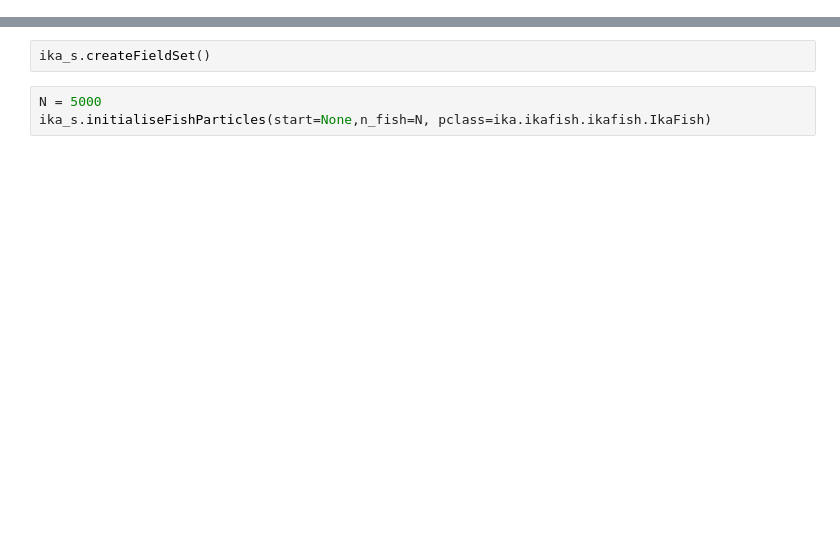
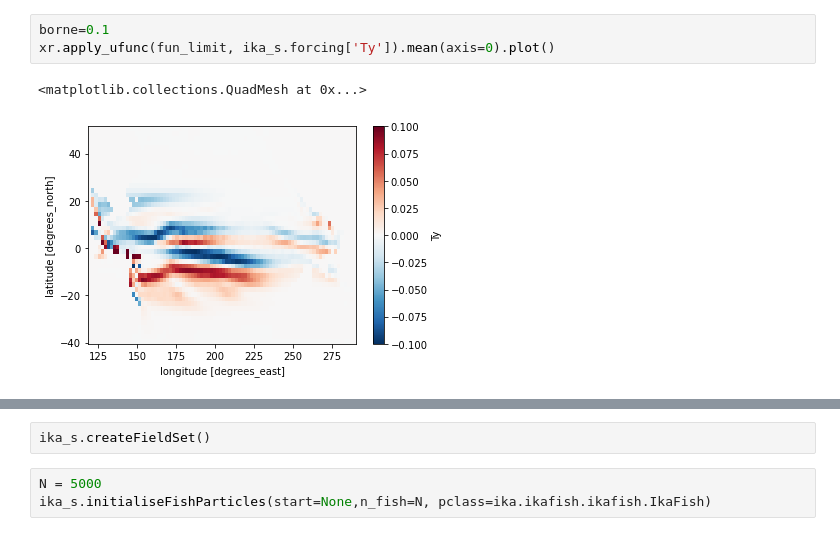
Before and after one commit to PacificCommunity/OFP-Ikamoana, a Jupyter notebook: notebook/Sandbox.ipynb, the cells around one changed output, grey strips where cells are left out. Saved outputs shown, nothing was run; the diff lists cells and outputs as text; blank space fills up the shorter version.

```diff
--- a/notebook/Sandbox.ipynb
+++ b/notebook/Sandbox.ipynb
@@ -17,0 +78,6 @@ ika_s.generateForcing()
+# %%
+borne=0.1
+xr.apply_ufunc(fun_limit, ika_s.forcing['Ty']).mean(axis=0).plot()
+# %% [output]
+<matplotlib.collections.QuadMesh at 0x...>
+[figure, added]
```
Also changed, not shown: parts of 28 cells of this notebook, 14 other files.
